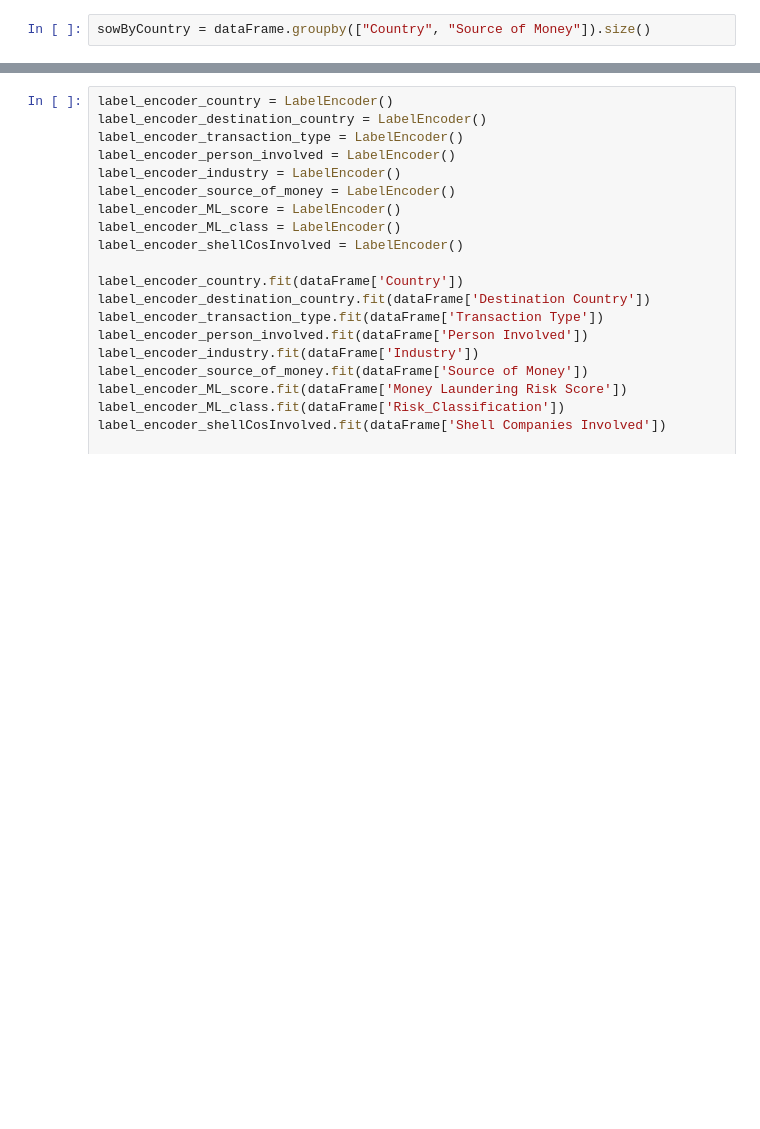
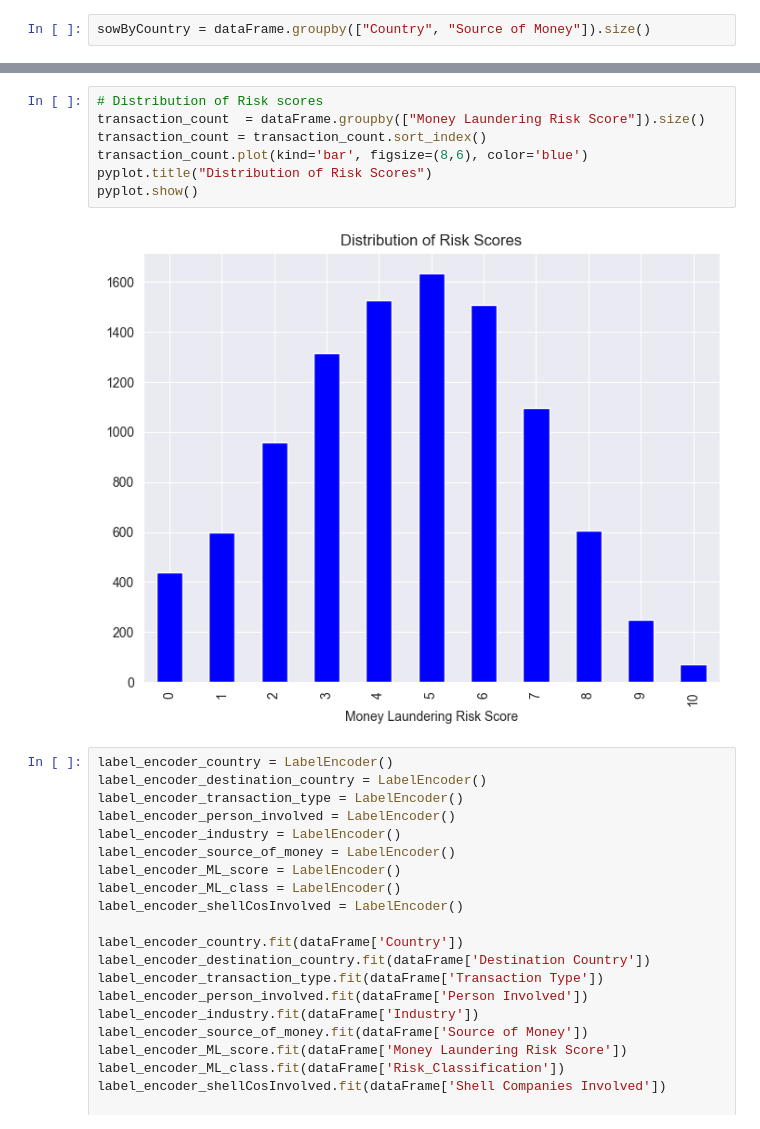
Before and after one commit to CheMBurN695/FinCrime_ML_Model, a Jupyter notebook: FC_ML_Model_NB.ipynb, the cells around one changed output, grey strips where cells are left out. Cells and saved outputs as stored; diff of their text form; blank space fills up the shorter version.

Commit message:
Dataset split + visualization

```diff
--- a/FC_ML_Model_NB.ipynb
+++ b/FC_ML_Model_NB.ipynb
@@ -39,3 +39,12 @@ pyplot.show()
+# %%
+# Distribution of Risk scores
+transaction_count  = dataFrame.groupby(["Money Laundering Risk Score"]).size()
+transaction_count = transaction_count.sort_index()
+transaction_count.plot(kind='bar', figsize=(8,6), color='blue')
+pyplot.title("Distribution of Risk Scores")
+pyplot.show()
+# %% [output]
+[figure, added]
 # %%
 label_encoder_country = LabelEncoder()
 label_encoder_destination_country = LabelEncoder()
```
Also changed, not shown: parts of 3 cells of this notebook, 2 other files.
